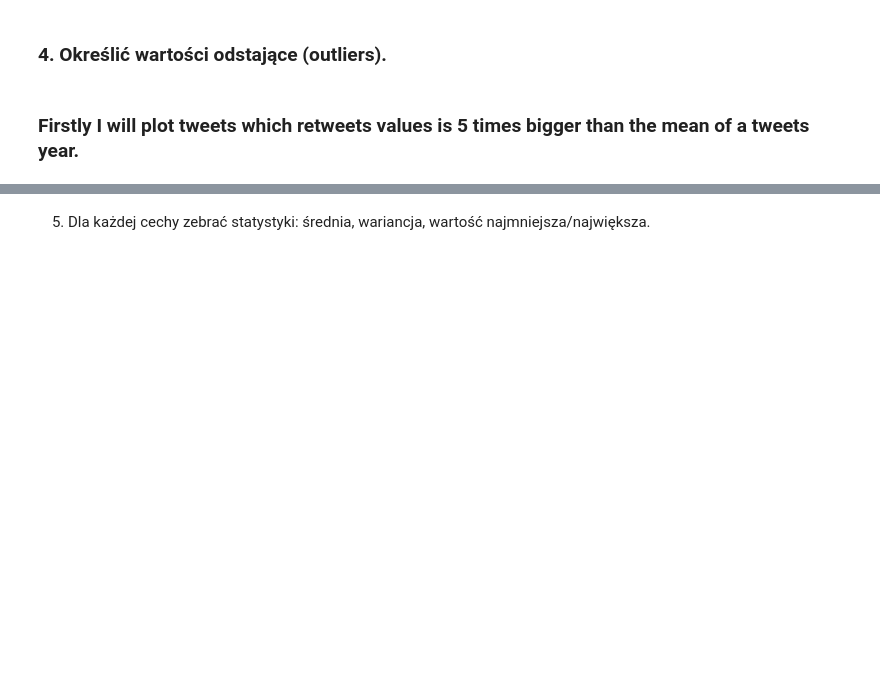
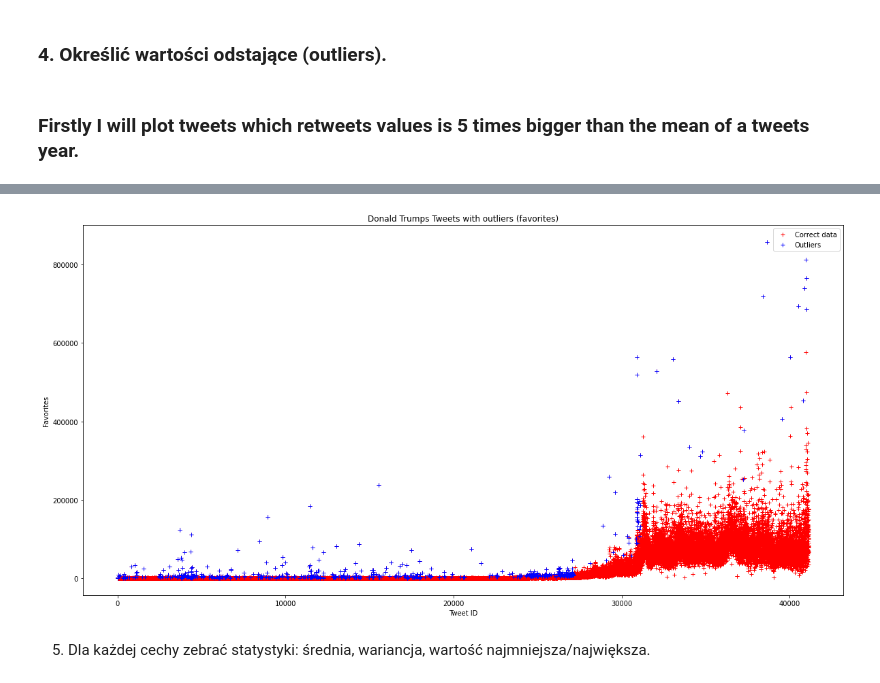
Before and after one commit to pajelonek/machine_learning_course, a Jupyter notebook: Lecture 2 - Data analysis, recognition and preparation/Lab4/Lab4_notebook.ipynb, the cells around one changed output, grey strips where cells are left out. Cells and saved outputs as stored; diff of their text form; code cells hidden in the pictures; blank space fills up the shorter version.

```diff
--- a/Lecture 2 - Data analysis, recognition and preparation/Lab4/Lab4_notebook.ipynb
+++ b/Lecture 2 - Data analysis, recognition and preparation/Lab4/Lab4_notebook.ipynb
@@ -152,0 +156,6 @@ plt.show()
+# %%
+favorites_mean_dict = dict().fromkeys(years_in_df)
+
+print('Favorites mean per each year:')
+fill_mean_value_dictionary(trump_tweets_df, favorites_mean_dict, 'favorites')
+favorites_mean_dict
@@ -153,3 +176,14 @@ plt.show()
+# %%
+new_db_favorites = trump_tweets_df[trump_tweets_df.favorites >= get_mean_for_series(trump_tweets_df.date.dt.year, favorites_mean_dict)]
+plt.plot(trump_tweets_df['favorites'], "r+", label='Correct data')
+plt.plot(new_db['favorites'], 'b+', label='Outliers')
+plt.legend()
+plt.xlabel("Tweet ID")
+plt.ylabel("Favorites")
+plt.title("Donald Trumps Tweets with outliers (favorites)")
+plt.show()
+# %% [output]
+[figure, added]
 # %% [markdown]
 5.	Dla każdej cechy zebrać statystyki: średnia, wariancja, wartość najmniejsza/największa.
 # %%
```
Also changed, not shown: parts of 13 cells of this notebook.
